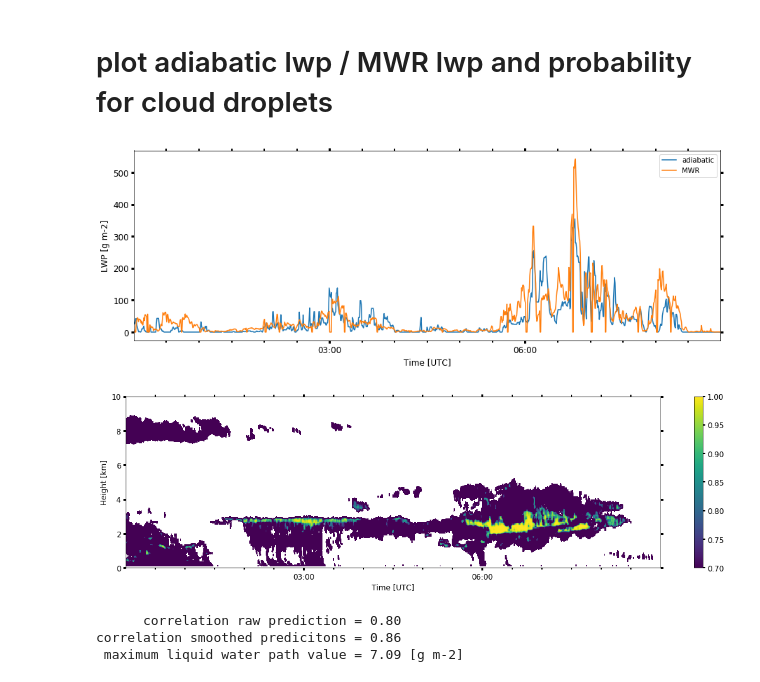
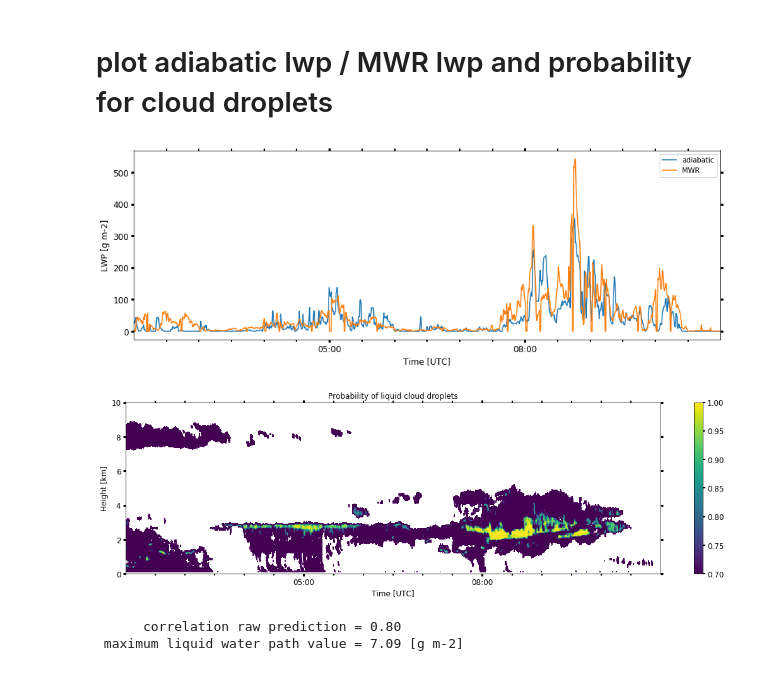
Before and after one commit to KarlJohnsonnn/voodoo_quicklooks, a Jupyter notebook: voodoo_lwp_correlation.ipynb, the cells around one changed output. Drawn from its saved outputs; the diff is of its cells as text; code cells hidden in the pictures.

```diff
--- a/voodoo_lwp_correlation.ipynb
+++ b/voodoo_lwp_correlation.ipynb
@@ -37,11 +36,7 @@ voodoo_xr = xr.open_mfdataset(f'data/{voodoo_nc}')
 # convert to datetime
 dt_list = [datetime.datetime.fromtimestamp(ts) for ts in voodoo_xr.ts.values]
 print(voodoo_xr)
-font_settings.update({'mask': voodoo_xr.mask.copy()})
 
-# reclassify aerosol to aerosol&insects
-voodoo_xr.voodoo_classification.values[voodoo_xr.voodoo_classification.values==8] = 10
-voodoo_xr['voodoo_class_raw_nosmoothing'] = voodoo_xr.voodoo_classification.copy()
 
 # look at important classes "ice", "ice and supercooled droplets", "cloud droplets only", and "drizzle/rain"
 P_mixed = voodoo_xr['voodoo_classification_probabilities'][:, :, 5].copy()
@@ -80,35 +98,39 @@ calculate  liquid water path for cloud droplet containing pixel, if $P(\hat{y}=1
 liquid_probability_threshold = 0.7
 liquid_mask = P_allCD.values > liquid_probability_threshold
 
-LWP = utl.calc_adLWP(liquid_mask, voodoo_xr.temperature.values, voodoo_xr.pressure.values, voodoo_xr.rg.values)
+LWP = calc_adLWP(liquid_mask, voodoo_xr.temperature.values, voodoo_xr.pressure.values, voodoo_xr.rg.values)
 # %% [markdown]
 # plot adiabatic lwp / MWR lwp and probability for cloud droplets
 # %%
 
-fig, ax = plt.subplots(ncols=1, figsize=(15, 5))
-line = ax.plot(voodoo_xr.dt.values, LWP*50, label='adiabatic')
-line = ax.plot(voodoo_xr.dt.values, voodoo_xr.lwp.values, label='MWR')
-pltutl.load_xy_style(ax, ylabel='LWP [g m-2]')
-ax.set_xlim([voodoo_xr.dt.values[0], voodoo_xr.dt.values[-1]])
+fig, ax = plt.subplots(ncols=1, figsize=(15.05, 5))
+line = ax.plot(dt_list, LWP*50, label='adiabatic')
+line = ax.plot(dt_list, voodoo_xr.lwp.values, label='MWR')
+load_xy_style(ax, ylabel='LWP [g m-2]')
+ax.set_xlim([dt_list[0], dt_list[-1]])
 ax.legend()
 
 fig, ax = plt.subplots(ncols=1, figsize=(19., 5))
 P_allCD.values = np.ma.masked_where(voodoo_xr.mask, P_allCD)
-pmesh = ax.pcolormesh(voodoo_xr.dt.values, voodoo_xr.rg.values/1000., P_allCD.values.T, cmap='viridis', vmin=liquid_probability_threshold, vmax=1)
+pmesh = ax.pcolormesh(dt_list, voodoo_xr.rg.values/1000., P_allCD.values.T, cmap='viridis', vmin=liquid_probability_threshold, vmax=1)
 cbar = fig.colorbar(pmesh, ax=ax)
 ax.set_ylim([0, 10])
-pltutl.load_xy_style(ax, ylabel='Height [km]')
-pltutl.load_cbar_style(cbar)
+ax.set_title(f'Probability of liquid cloud droplets')
+load_xy_style(ax, ylabel='Height [km]')
+load_cbar_style(cbar)
 # %% [output]
 [figure]
-[figure, old version]
+[figure, new version]
 # %%
 
-corr, corr_smothed = utl.correlation(voodoo_xr.lwp.values, LWP)
+#X_smoothed = h.smooth(voodoo_xr.lwp.values, n_smooth)  # 10dd bins = 5 min
+#Y_smoothed = h.smooth(LWP, n_smooth)  # 10 bins = 5 min
+corr = np.ma.corrcoef(np.ma.masked_less_equal(voodoo_xr.lwp.values, 0.0), np.ma.masked_less_equal(LWP, 0.0))[0, 1]
+#corr_smoothed = np.ma.corrcoef(np.ma.masked_less_equal(X_smoothed, 0.0), np.ma.masked_less_equal(Y_smoothed, 0.0))[0, 1]
+
 print(f'      correlation raw prediction = {corr:.2f}')
-print(f'correlation smoothed predicitons = {corr_smothed:.2f}')
+#print(f'correlation smoothed predicitons = {corr_smothed:.2f}')
 print(f' maximum liquid water path value = {LWP.max():.2f} [g m-2]')
 # %% [output]
       correlation raw prediction = 0.80
-correlation smoothed predicitons = 0.86
  maximum liquid water path value = 7.09 [g m-2]
```
Also changed, not shown: parts of 3 cells of this notebook, 4 other files.
